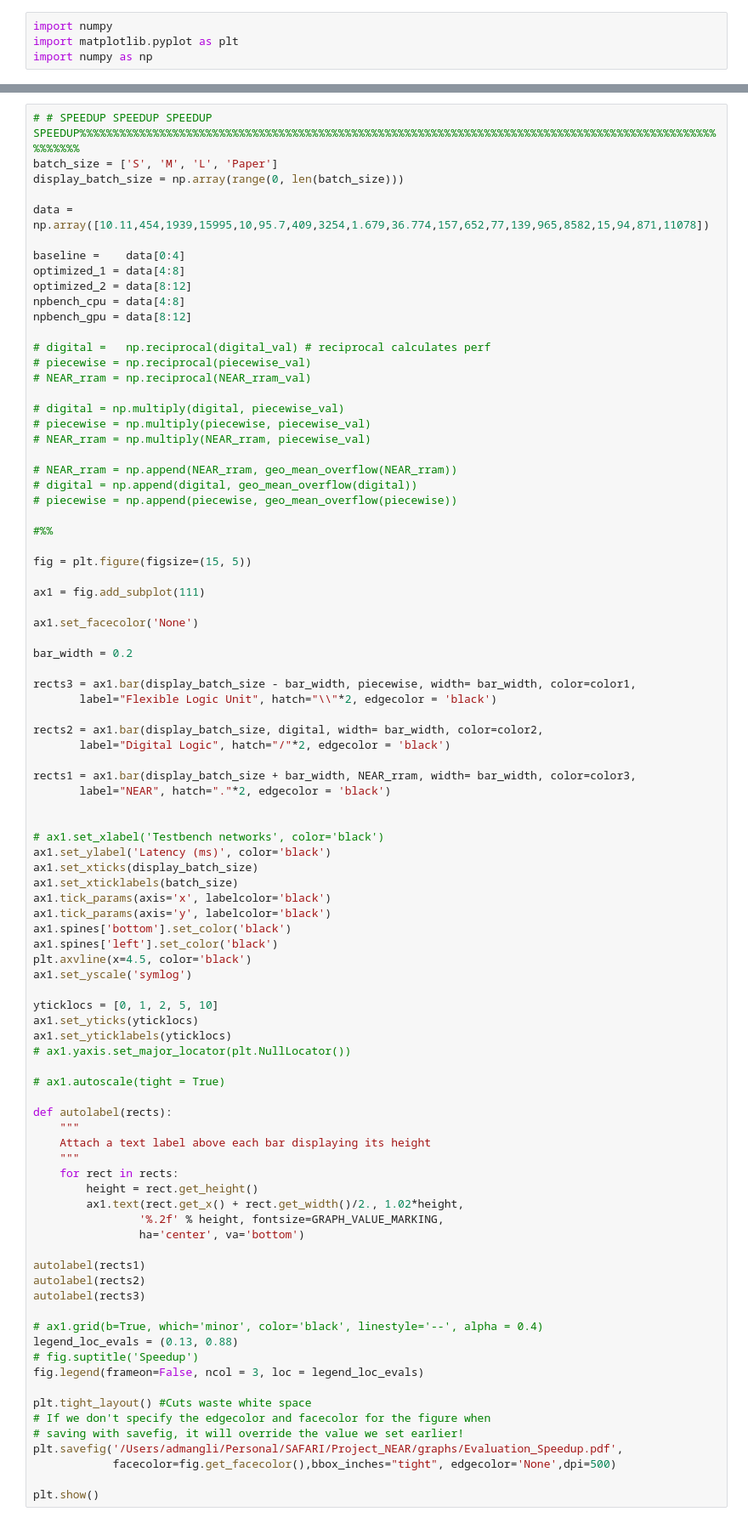
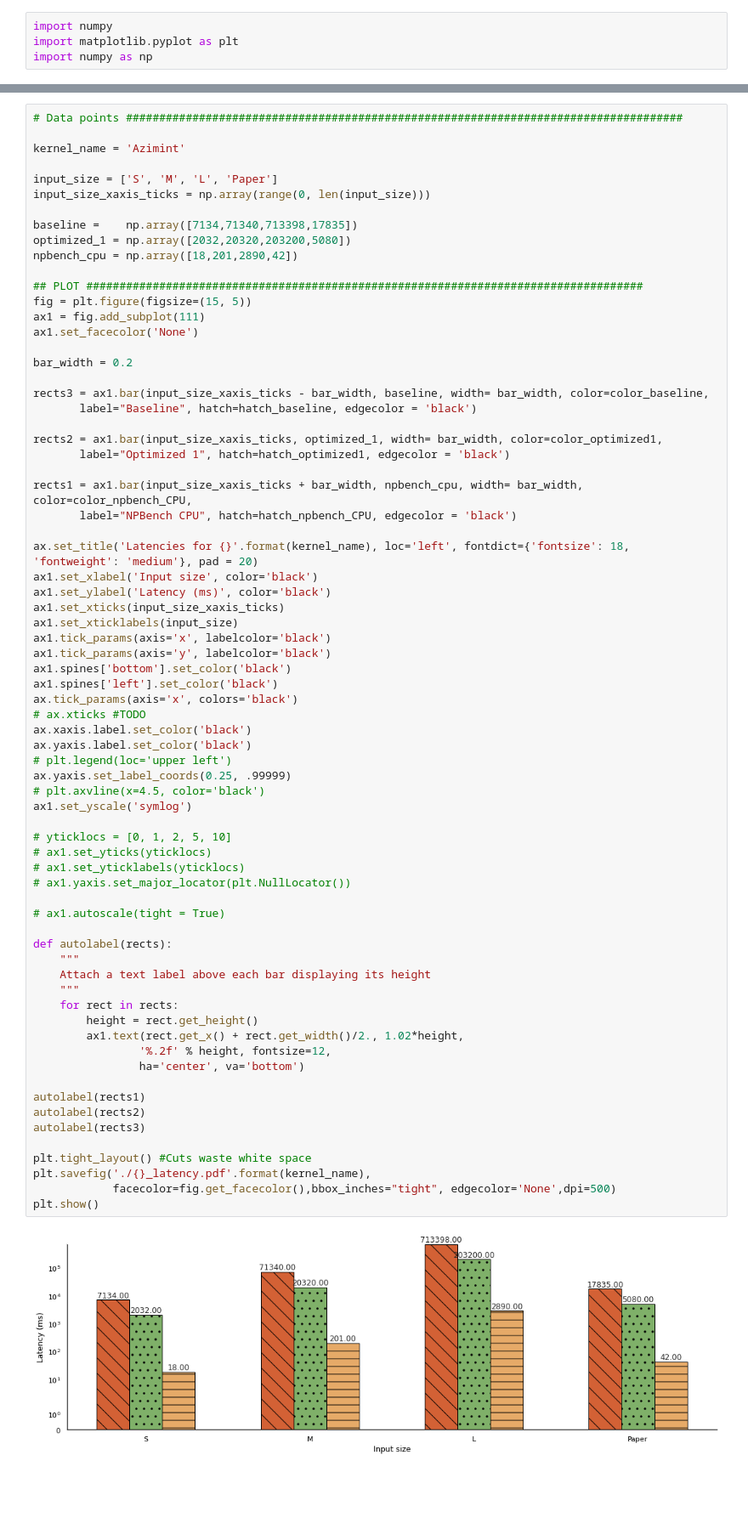
Before and after one commit to fabianlandwehr1/DPHPC-Project, a Jupyter notebook: graphs/DPHPC Graphs.ipynb, the cells around one changed output, grey strips where cells are left out. Shown at 85% size. Saved outputs shown, nothing was run; the diff lists cells and outputs as text; blank space fills up the shorter version.

```diff
--- a/graphs/DPHPC Graphs.ipynb
+++ b/graphs/DPHPC Graphs.ipynb
@@ -73,89 +87,73 @@ plt.show()
 # %%
-# # SPEEDUP SPEEDUP SPEEDUP SPEEDUP%%%%%%%%%%%%%%%%%%%%%%%%%%%%%%%%%%%%%%%%%%%%%%%%%%%%%%%%%%%%%%%%%%%%%%%%%%%%%%%%%%%%%%%%%%%%%%%%%%%%%%%
-batch_size = ['S', 'M', 'L', 'Paper']
-display_batch_size = np.array(range(0, len(batch_size)))
+# Data points ####################################################################################
 
-data = np.array([10.11,454,1939,15995,10,95.7,409,3254,1.679,36.774,157,652,77,139,965,8582,15,94,871,11078])
+kernel_name = 'Azimint'
 
-baseline =    data[0:4]
-optimized_1 = data[4:8]
-optimized_2 = data[8:12]
-npbench_cpu = data[4:8]
-npbench_gpu = data[8:12]
+input_size = ['S', 'M', 'L', 'Paper']
+input_size_xaxis_ticks = np.array(range(0, len(input_size)))
 
-# digital =   np.reciprocal(digital_val) # reciprocal calculates perf
-# piecewise = np.reciprocal(piecewise_val)
-# NEAR_rram = np.reciprocal(NEAR_rram_val)
+baseline =    np.array([7134,71340,713398,17835])
+optimized_1 = np.array([2032,20320,203200,5080])
+npbench_cpu = np.array([18,201,2890,42])
 
-# digital = np.multiply(digital, piecewise_val)
-# piecewise = np.multiply(piecewise, piecewise_val)
-# NEAR_rram = np.multiply(NEAR_rram, piecewise_val)
-
-# NEAR_rram = np.append(NEAR_rram, geo_mean_overflow(NEAR_rram))
-# digital = np.append(digital, geo_mean_overflow(digital))
-# piecewise = np.append(piecewise, geo_mean_overflow(piecewise))
-
-#%%
-
+## PLOT ####################################################################################
 fig = plt.figure(figsize=(15, 5))
-
 ax1 = fig.add_subplot(111)
-
 ax1.set_facecolor('None')
 
 bar_width = 0.2
 
-rects3 = ax1.bar(display_batch_size - bar_width, piecewise, width= bar_width, color=color1,
-       label="Flexible Logic Unit", hatch="\\"*2, edgecolor = 'black')
+rects3 = ax1.bar(input_size_xaxis_ticks - bar_width, baseline, width= bar_width, color=color_baseline,
+       label="Baseline", hatch=hatch_baseline, edgecolor = 'black')
 
-rects2 = ax1.bar(display_batch_size, digital, width= bar_width, color=color2,
-       label="Digital Logic", hatch="/"*2, edgecolor = 'black')
+rects2 = ax1.bar(input_size_xaxis_ticks, optimized_1, width= bar_width, color=color_optimized1,
+       label="Optimized 1", hatch=hatch_optimized1, edgecolor = 'black')
 
-rects1 = ax1.bar(display_batch_size + bar_width, NEAR_rram, width= bar_width, color=color3,
-       label="NEAR", hatch="."*2, edgecolor = 'black')
+rects1 = ax1.bar(input_size_xaxis_ticks + bar_width, npbench_cpu, width= bar_width, color=color_npbench_CPU,
+       label="NPBench CPU", hatch=hatch_npbench_CPU, edgecolor = 'black')
 
-
-# ax1.set_xlabel('Testbench networks', color='black')
+ax.set_title('Latencies for {}'.format(kernel_name), loc='left', fontdict={'fontsize': 18, 'fontweight': 'medium'}, pad = 20)
+ax1.set_xlabel('Input size', color='black')
 ax1.set_ylabel('Latency (ms)', color='black')
-ax1.set_xticks(display_batch_size)
-ax1.set_xticklabels(batch_size)
+ax1.set_xticks(input_size_xaxis_ticks)
+ax1.set_xticklabels(input_size)
 ax1.tick_params(axis='x', labelcolor='black')
 ax1.tick_params(axis='y', labelcolor='black')
 ax1.spines['bottom'].set_color('black')
 ax1.spines['left'].set_color('black')
-plt.axvline(x=4.5, color='black')
+ax.tick_params(axis='x', colors='black')
+# ax.xticks #TODO
+ax.xaxis.label.set_color('black')
+ax.yaxis.label.set_color('black')
+# plt.legend(loc='upper left')
+ax.yaxis.set_label_coords(0.25, .99999)
+# plt.axvline(x=4.5, color='black')
 ax1.set_yscale('symlog')
 
-yticklocs = [0, 1, 2, 5, 10]
-ax1.set_yticks(yticklocs)
-ax1.set_yticklabels(yticklocs)
+# yticklocs = [0, 1, 2, 5, 10]
+# ax1.set_yticks(yticklocs)
+# ax1.set_yticklabels(yticklocs)
 # ax1.yaxis.set_major_locator(plt.NullLocator())
 
 # ax1.autoscale(tight = True)
 
 def autolabel(rects):
     """
     Attach a text label above each bar displaying its height
     """
     for rect in rects:
         height = rect.get_height()
         ax1.text(rect.get_x() + rect.get_width()/2., 1.02*height,
-                '%.2f' % height, fontsize=GRAPH_VALUE_MARKING,
+                '%.2f' % height, fontsize=12,
                 ha='center', va='bottom')
 
 autolabel(rects1)
 autolabel(rects2)
 autolabel(rects3)
 
-# ax1.grid(b=True, which='minor', color='black', linestyle='--', alpha = 0.4)
-legend_loc_evals = (0.13, 0.88)
-# fig.suptitle('Speedup')
-fig.legend(frameon=False, ncol = 3, loc = legend_loc_evals)
-
 plt.tight_layout() #Cuts waste white space
-# If we don't specify the edgecolor and facecolor for the figure when
-# saving with savefig, it will override the value we set earlier!
-plt.savefig('/Users/admangli/Personal/SAFARI/Project_NEAR/graphs/Evaluation_Speedup.pdf',
+plt.savefig('./{}_latency.pdf'.format(kernel_name),
             facecolor=fig.get_facecolor(),bbox_inches="tight", edgecolor='None',dpi=500)
-
 plt.show()
+# %% [output]
+[figure, added]
```
Also changed, not shown: parts of 27 cells of this notebook.
